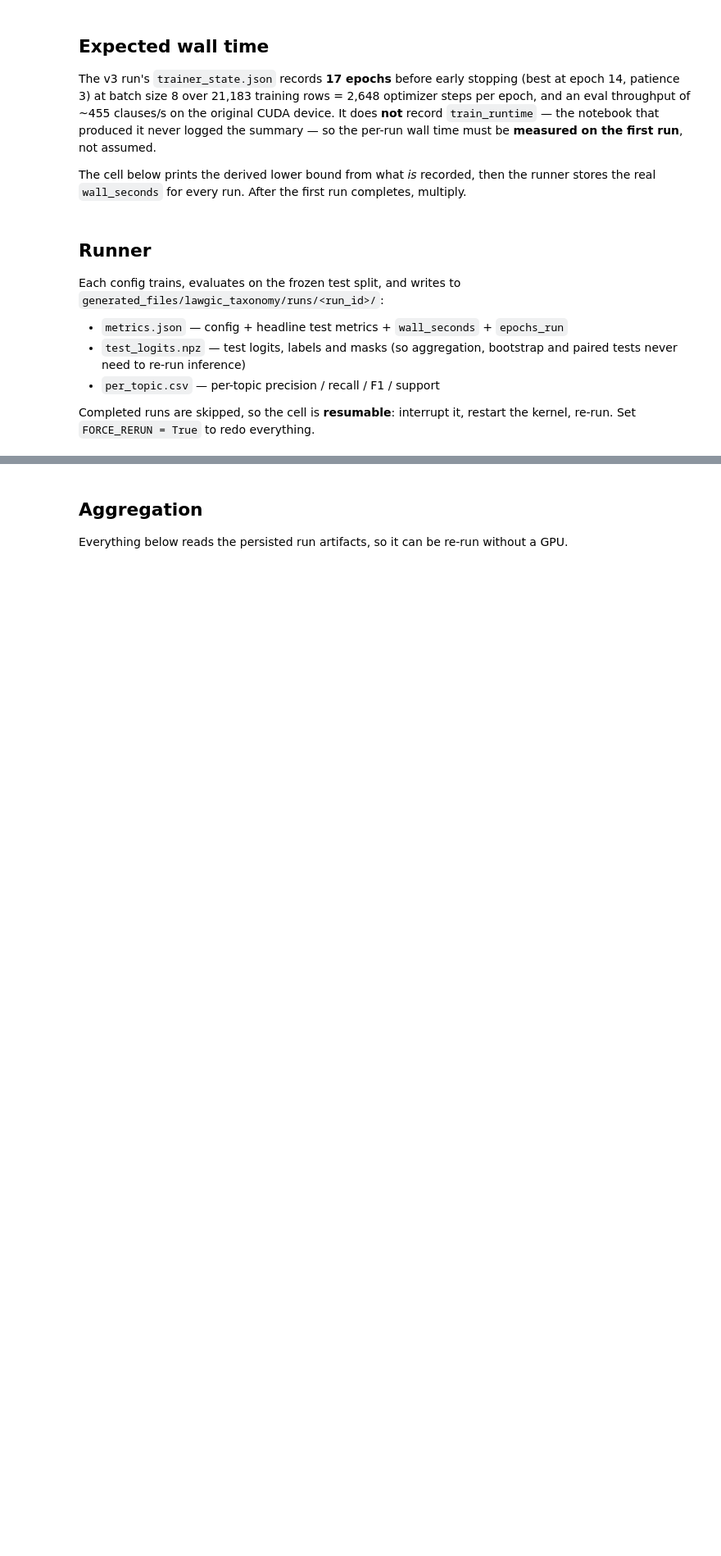
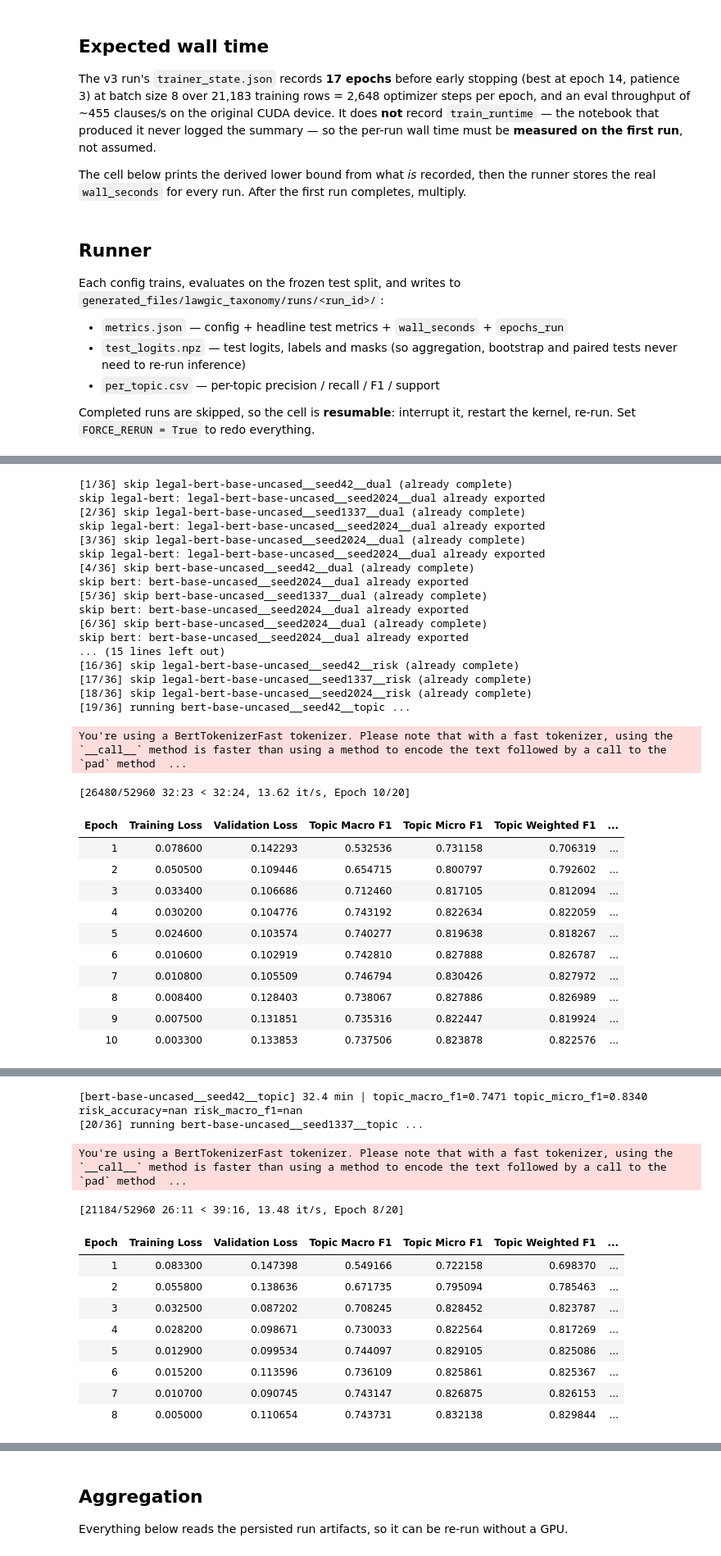
Before and after one commit to riki-11/lawgic, a Jupyter notebook: notebooks/evaluation/02_multiseed_encoder_runs.ipynb, the cells around one changed output, grey strips where cells are left out. Shown at 82% size. Saved outputs shown, nothing was run; the diff lists cells and outputs as text; code cells hidden in the pictures; blank space fills up the shorter version.

Commit message:
feat: finish multiseed encoder runs

```diff
--- a/notebooks/evaluation/02_multiseed_encoder_runs.ipynb
+++ b/notebooks/evaluation/02_multiseed_encoder_runs.ipynb
@@ -477,0 +442,51 @@ You should probably TRAIN this model on a down-stream task to be able to use it
+# %%
+FORCE_RERUN = False
+
+records = []
+for index, config in enumerate(MATRIX, start=1):
+    target = tm.RUNS_DIR / config.run_id / "metrics.json"
+    if target.exists() and not FORCE_RERUN:
+        print(f"[{index}/{len(MATRIX)}] skip {config.run_id} (already complete)")
+        records.append(json.loads(target.read_text()))
+    else:
+        print(f"[{index}/{len(MATRIX)}] running {config.run_id} ...")
+        records.append(tm.run_config(config))
+    # Export this encoder's best dual-head run as soon as it is known, so an
+    # interrupted matrix keeps every model it has already trained. Runs on the
+    # skip branch too: the dual arms may already be on disk from an earlier
+    # session, and the export is idempotent (it compares source_run_id).
+    if config.heads == "dual":
+        save_best_model(config.encoder_name)
+
+print(f"Completed {len(records)} runs.")
+# %% [output]
+[1/36] skip legal-bert-base-uncased__seed42__dual (already complete)
+skip legal-bert: legal-bert-base-uncased__seed2024__dual already exported
+[2/36] skip legal-bert-base-uncased__seed1337__dual (already complete)
+skip legal-bert: legal-bert-base-uncased__seed2024__dual already exported
+[3/36] skip legal-bert-base-uncased__seed2024__dual (already complete)
+skip legal-bert: legal-bert-base-uncased__seed2024__dual already exported
+[4/36] skip bert-base-uncased__seed42__dual (already complete)
+skip bert: bert-base-uncased__seed2024__dual already exported
+[5/36] skip bert-base-uncased__seed1337__dual (already complete)
+skip bert: bert-base-uncased__seed2024__dual already exported
+[6/36] skip bert-base-uncased__seed2024__dual (already complete)
+skip bert: bert-base-uncased__seed2024__dual already exported
+... (15 lines left out)
+[16/36] skip legal-bert-base-uncased__seed42__risk (already complete)
+[17/36] skip legal-bert-base-uncased__seed1337__risk (already complete)
+[18/36] skip legal-bert-base-uncased__seed2024__risk (already complete)
+[19/36] running bert-base-uncased__seed42__topic ...
+You're using a BertTokenizerFast tokenizer. Please note that with a fast tokenizer, using the `__call__` method is faster than using a method to encode the text followed by a call to the `pad` method  ...
+[26480/52960 32:23 < 32:24, 13.62 it/s, Epoch 10/20]
+| Epoch | Training Loss | Validation Loss | Topic Macro F1 | Topic Micro F1 | Topic Weighted F1 | ... |
+| 1 | 0.078600 | 0.142293 | 0.532536 | 0.731158 | 0.706319 | ... |
+| 2 | 0.050500 | 0.109446 | 0.654715 | 0.800797 | 0.792602 | ... |
+| 3 | 0.033400 | 0.106686 | 0.712460 | 0.817105 | 0.812094 | ... |
+| 4 | 0.030200 | 0.104776 | 0.743192 | 0.822634 | 0.822059 | ... |
+| 5 | 0.024600 | 0.103574 | 0.740277 | 0.819638 | 0.818267 | ... |
+| 6 | 0.010600 | 0.102919 | 0.742810 | 0.827888 | 0.826787 | ... |
+| 7 | 0.010800 | 0.105509 | 0.746794 | 0.830426 | 0.827972 | ... |
+| 8 | 0.008400 | 0.128403 | 0.738067 | 0.827886 | 0.826989 | ... |
+| 9 | 0.007500 | 0.131851 | 0.735316 | 0.822447 | 0.819924 | ... |
+| 10 | 0.003300 | 0.133853 | 0.737506 | 0.823878 | 0.822576 | ... |
@@ -477,0 +494,13 @@ You should probably TRAIN this model on a down-stream task to be able to use it
+[bert-base-uncased__seed42__topic] 32.4 min | topic_macro_f1=0.7471 topic_micro_f1=0.8340 risk_accuracy=nan risk_macro_f1=nan
+[20/36] running bert-base-uncased__seed1337__topic ...
+You're using a BertTokenizerFast tokenizer. Please note that with a fast tokenizer, using the `__call__` method is faster than using a method to encode the text followed by a call to the `pad` method  ...
+[21184/52960 26:11 < 39:16, 13.48 it/s, Epoch 8/20]
+| Epoch | Training Loss | Validation Loss | Topic Macro F1 | Topic Micro F1 | Topic Weighted F1 | ... |
+| 1 | 0.083300 | 0.147398 | 0.549166 | 0.722158 | 0.698370 | ... |
+| 2 | 0.055800 | 0.138636 | 0.671735 | 0.795094 | 0.785463 | ... |
+| 3 | 0.032500 | 0.087202 | 0.708245 | 0.828452 | 0.823787 | ... |
+| 4 | 0.028200 | 0.098671 | 0.730033 | 0.822564 | 0.817269 | ... |
+| 5 | 0.012900 | 0.099534 | 0.744097 | 0.829105 | 0.825086 | ... |
+| 6 | 0.015200 | 0.113596 | 0.736109 | 0.825861 | 0.825367 | ... |
+| 7 | 0.010700 | 0.090745 | 0.743147 | 0.826875 | 0.826153 | ... |
+| 8 | 0.005000 | 0.110654 | 0.743731 | 0.832138 | 0.829844 | ... |
```
Also changed, not shown: parts of 15 cells of this notebook.
